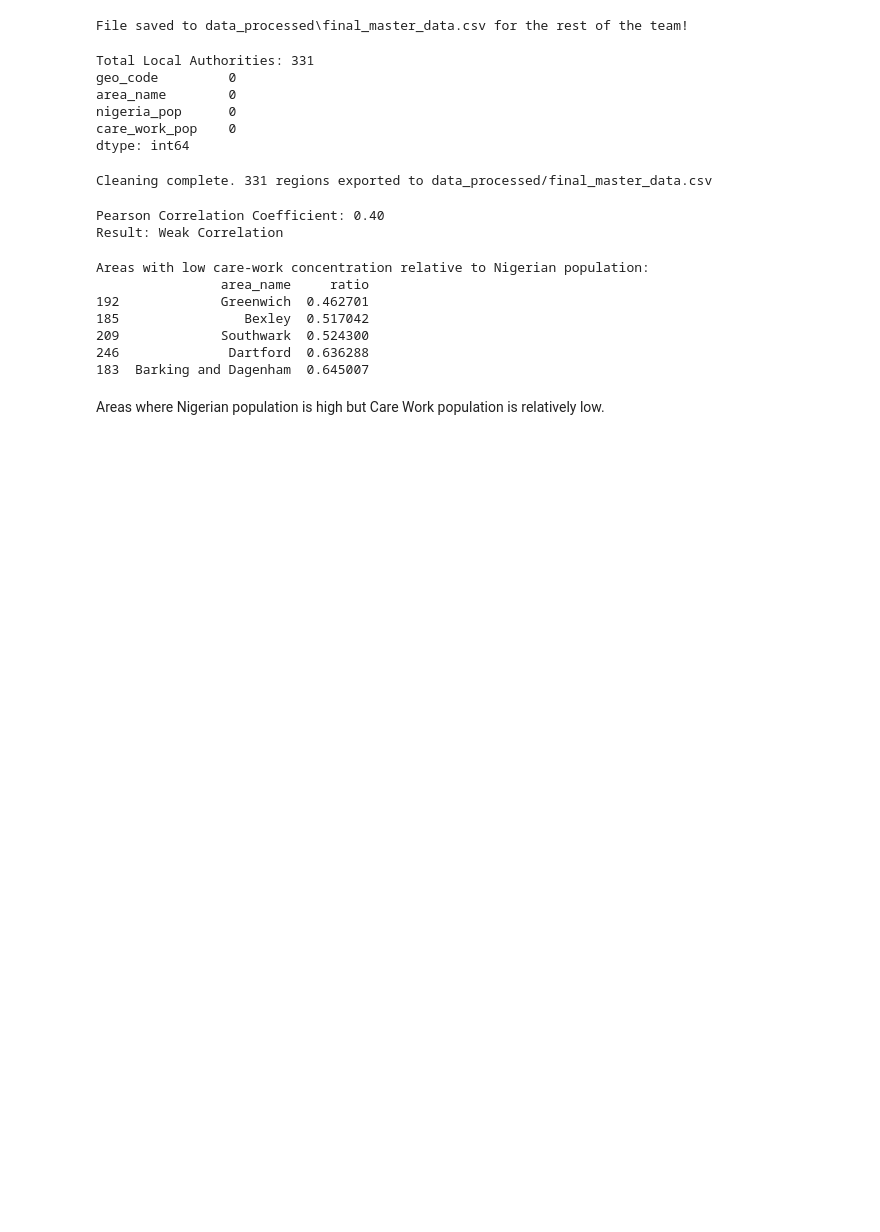
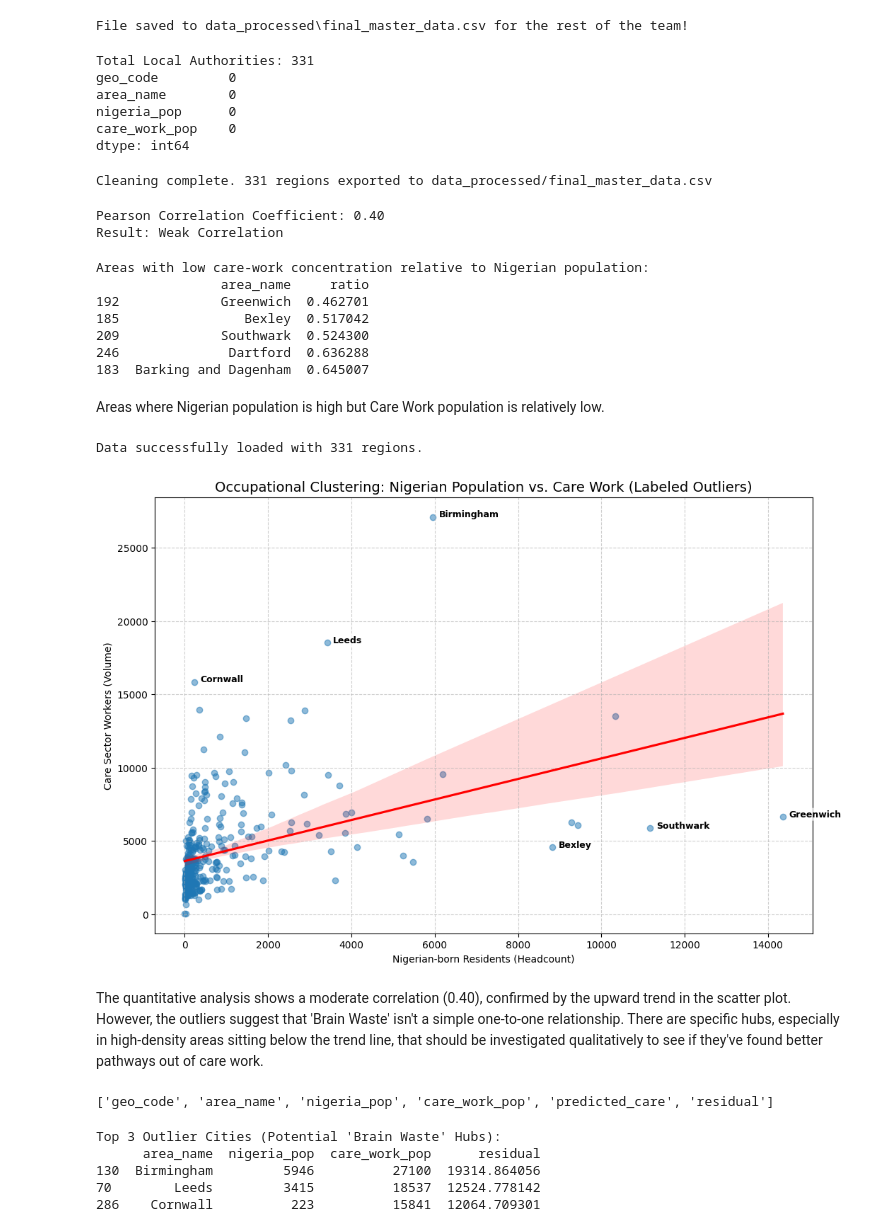
Before and after one commit to CU-S26-MSDSSB-DSCI-01-DataScienceLab/DataScienceLab_Migration, a Jupyter notebook: sec2.ipynb, the cells around one changed output. Cells and saved outputs as stored; diff of their text form; code cells hidden in the pictures; blank space fills up the shorter version.

```diff
--- a/sec2.ipynb
+++ b/sec2.ipynb
@@ -125,3 +122,64 @@ Areas with low care-work concentration relative to Nigerian population:
 183  Barking and Dagenham  0.645007
 # %% [markdown]
 Areas where Nigerian population is high but Care Work population is relatively low.
+# %%
+import pandas as pd
+
+df_sec2 = pd.read_csv('data_processed/final_master_data.csv')
+
+print(f"Data successfully loaded with {len(df_sec2)} regions.")
+# %% [output]
+Data successfully loaded with 331 regions.
+# %%
+import matplotlib.pyplot as plt
+import seaborn as sns
+import pandas as pd
+from sklearn.linear_model import LinearRegression
+
+
+X = df_sec2[['nigeria_pop']].values
+y = df_sec2['care_work_pop'].values
+model = LinearRegression().fit(X, y)
+df_sec2['predicted'] = model.predict(X)
+df_sec2['residual'] = df_sec2['care_work_pop'] - df_sec2['predicted']
+
+
+plt.figure(figsize=(12, 8))
+sns.regplot(data=df_sec2, x='nigeria_pop', y='care_work_pop',
+            scatter_kws={'alpha':0.5}, line_kws={'color':'red'})
+
+#Top 3 and Bottom 3 Outliers
+top_outliers = df_sec2.sort_values('residual', ascending=False).head(3)
+bottom_outliers = df_sec2.sort_values('residual', ascending=True).head(3)
+to_label = pd.concat([top_outliers, bottom_outliers])
+
+
+for i, row in to_label.iterrows():
+    plt.text(row['nigeria_pop'] + 150, row['care_work_pop'], row['area_name'],
+             fontsize=9, fontweight='bold',
+             bbox=dict(facecolor='white', alpha=0.7, edgecolor='none', boxstyle='round,pad=0.2'))
+
+plt.title("Occupational Clustering: Nigerian Population vs. Care Work (Labeled Outliers)", fontsize=14)
+plt.xlabel("Nigerian-born Residents (Headcount)")
+plt.ylabel("Care Sector Workers (Volume)")
+plt.grid(True, linestyle='--', alpha=0.6)
+plt.show()
+# %% [output]
+[figure, added]
+# %% [markdown]
+The quantitative analysis shows a moderate correlation (0.40), confirmed by the upward trend in the scatter plot. However, the outliers suggest that 'Brain Waste' isn't a simple one-to-one relationship. There are specific hubs, especially in high-density areas sitting below the trend line, that should be investigated qualitatively to see if they've found better pathways out of care work.
+# %%
+print(df_sec2.columns.tolist())
+# %% [output]
+['geo_code', 'area_name', 'nigeria_pop', 'care_work_pop', 'predicted_care', 'residual']
+# %%
+cols_to_show = ['area_name', 'nigeria_pop', 'care_work_pop', 'residual']
+
+print("Top 3 Outlier Cities (Potential 'Brain Waste' Hubs):")
+print(top_outliers[cols_to_show])
+# %% [output]
+Top 3 Outlier Cities (Potential 'Brain Waste' Hubs):
+      area_name  nigeria_pop  care_work_pop      residual
+130  Birmingham         5946          27100  19314.864056
+70        Leeds         3415          18537  12524.778142
+286    Cornwall          223          15841  12064.709301
```
Also changed, not shown: parts of 11 cells of this notebook.
